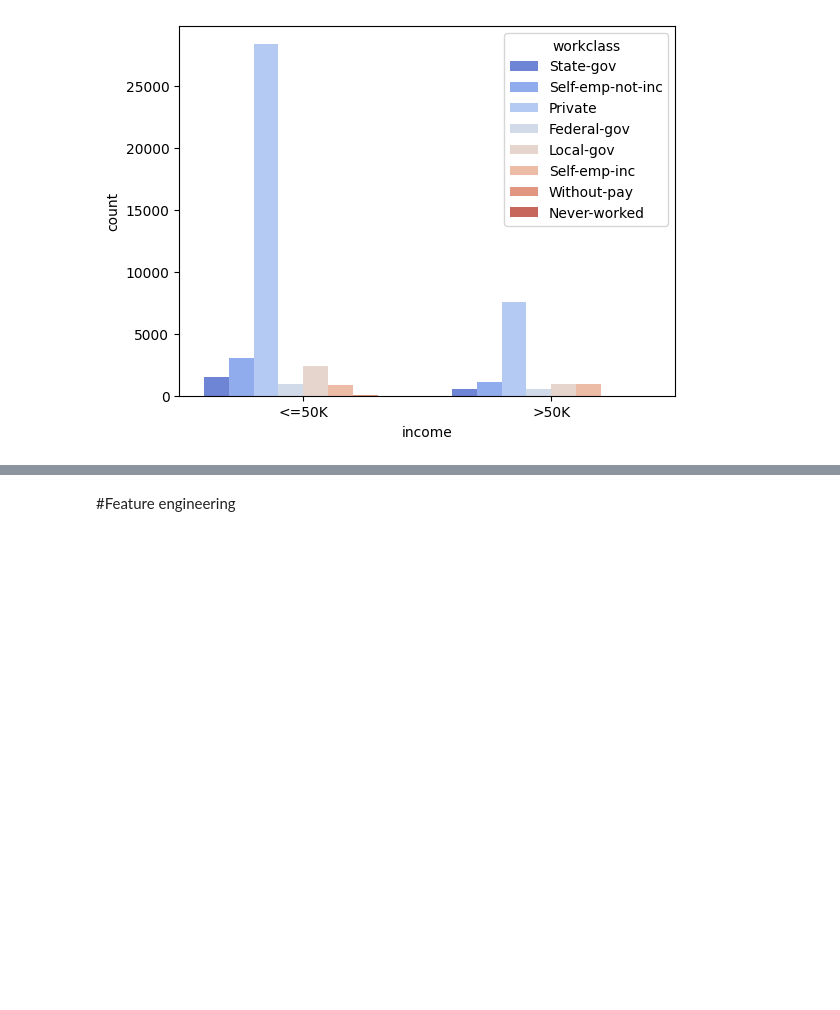
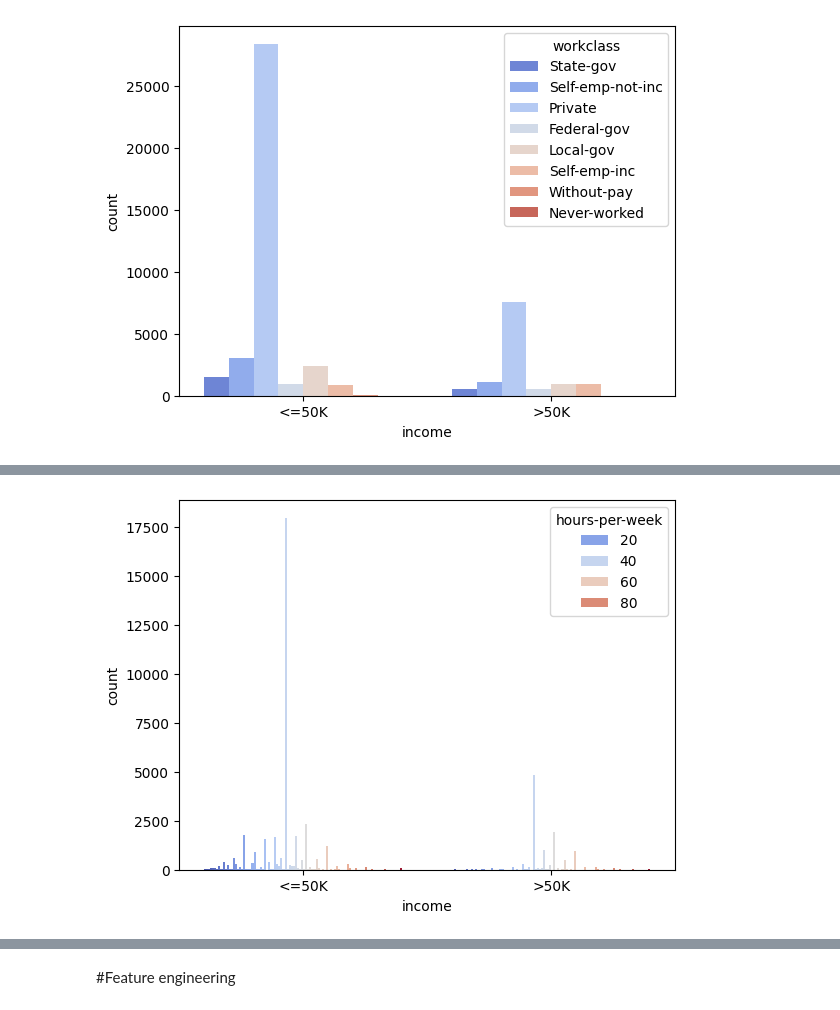
Before and after one commit to MohHaroon/Adult-Census-Income-Classification, a Jupyter notebook: Adult dataset Classification.ipynb, the cells around one changed output, grey strips where cells are left out. Saved outputs shown, nothing was run; the diff lists cells and outputs as text; code cells hidden in the pictures; blank space fills up the shorter version.

```diff
--- a/Adult dataset Classification.ipynb
+++ b/Adult dataset Classification.ipynb
@@ -290,0 +297,4 @@ sns.countplot(x='income', palette='coolwarm', hue='workclass', data=adult_df);
+# %%
+sns.countplot(x='income', palette='coolwarm', hue='hours-per-week', data=adult_df);
+# %% [output]
+[figure, added]
```
Also changed, not shown: parts of 25 cells of this notebook.
